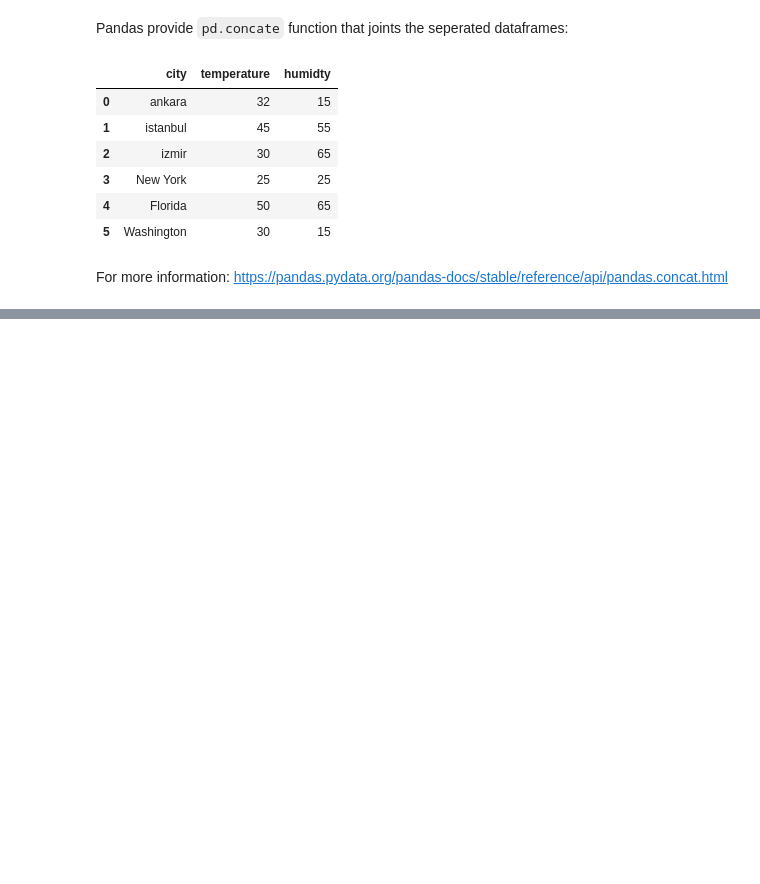
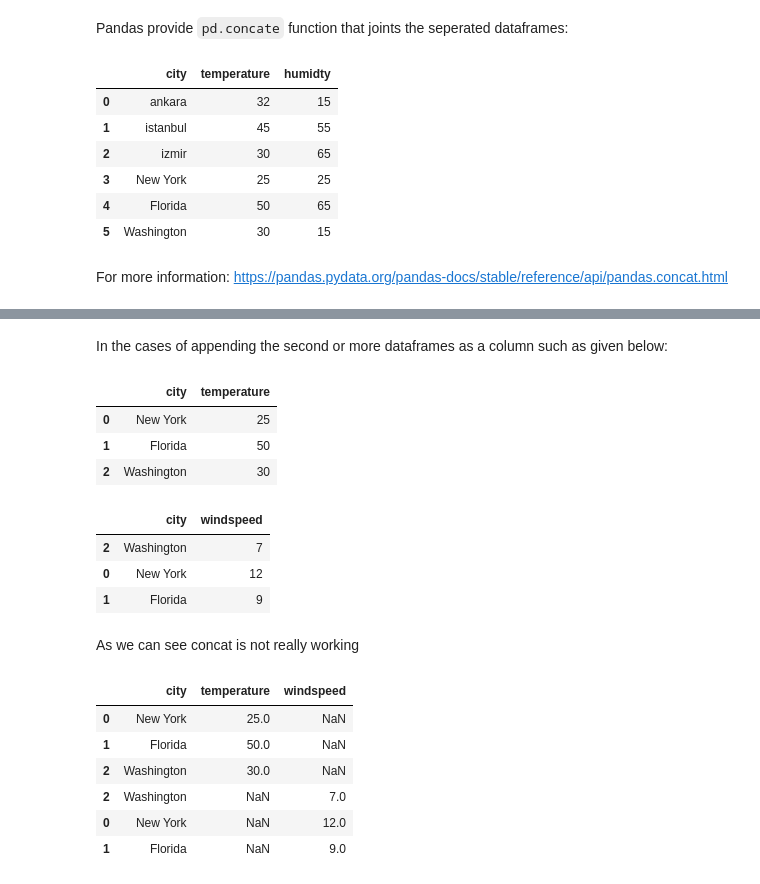
Before and after one commit to justhasanuknow/Python-Projects, a Jupyter notebook: Notebooks/pandas tutorial/Pandas Notebook - 4 Grouping.ipynb, the cells around one changed output, grey strips where cells are left out. Cells and saved outputs as stored; diff of their text form; code cells hidden in the pictures; blank space fills up the shorter version.

```diff
--- a/Notebooks/pandas tutorial/Pandas Notebook - 4 Grouping.ipynb
+++ b/Notebooks/pandas tutorial/Pandas Notebook - 4 Grouping.ipynb
@@ -141,0 +162,37 @@ For more information: https://pandas.pydata.org/pandas-docs/stable/reference/api
+# %% [markdown]
+In the cases of appending the second or more dataframes as a column such as given below:
+# %%
+temperature_df = pd.DataFrame({
+    "city": ["New York", "Florida","Washington"],
+    "temperature" : [25, 50, 30]
+}, index = [0, 1, 2])
+temperature_df
+# %% [output]
+|  | city | temperature |
+| 0 | New York | 25 |
+| 1 | Florida | 50 |
+| 2 | Washington | 30 |
+# %%
+windspeed_df = pd.DataFrame({
+    "city": ["Washington", "New York","Florida"],
+    "windspeed" : [7, 12, 9]
+}, index = [2, 0, 1])
+windspeed_df
+# %% [output]
+|  | city | windspeed |
+| 2 | Washington | 7 |
+| 0 | New York | 12 |
+| 1 | Florida | 9 |
+# %% [markdown]
+As we can see concat is not really working
+# %%
+df = pd.concat([temperature_df,windspeed_df])
+df
+# %% [output]
+|  | city | temperature | windspeed |
+| 0 | New York | 25.0 | NaN |
+| 1 | Florida | 50.0 | NaN |
+| 2 | Washington | 30.0 | NaN |
+| 2 | Washington | NaN | 7.0 |
+| 0 | New York | NaN | 12.0 |
+| 1 | Florida | NaN | 9.0 |
```
Also changed, not shown: parts of 5 cells of this notebook.
